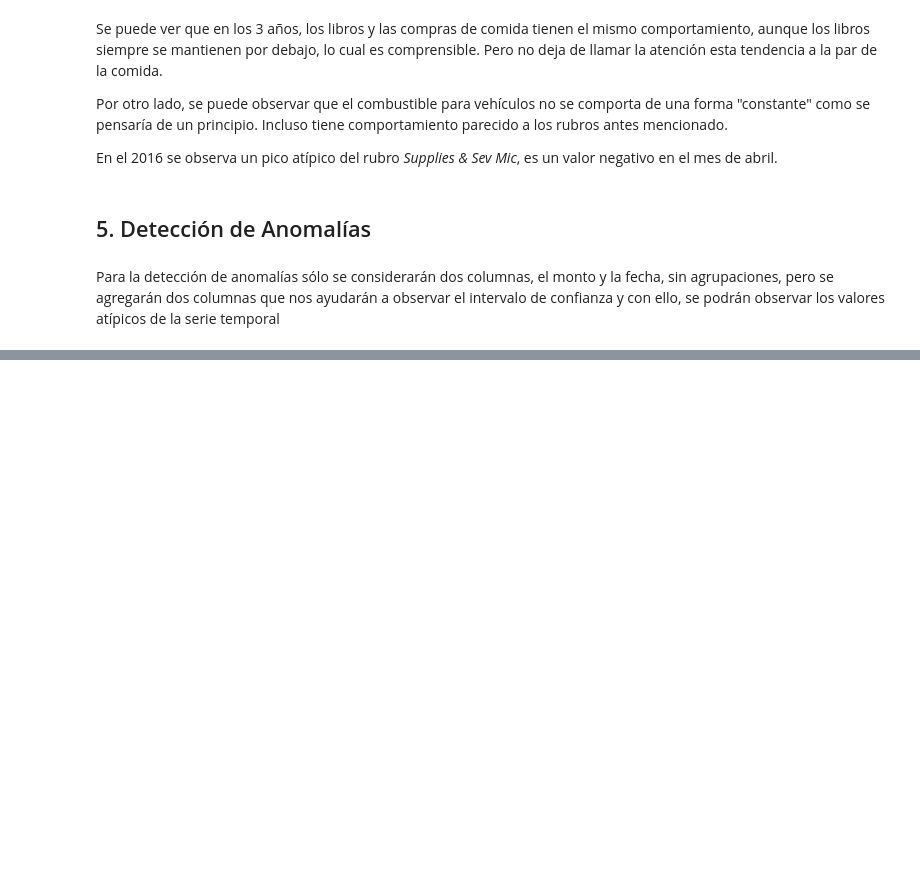
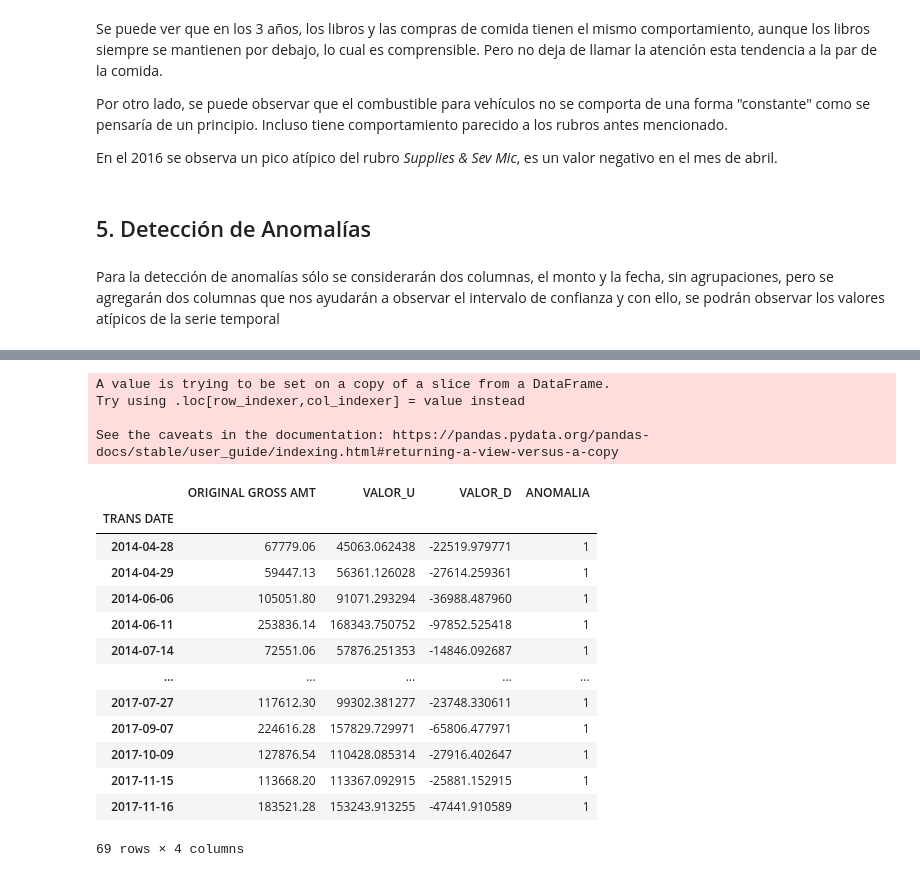
Before and after one commit to jessigatma/Globant_Exercises, a Jupyter notebook: purchases.ipynb, the cells around one changed output, grey strips where cells are left out. Cells and saved outputs as stored; diff of their text form; code cells hidden in the pictures; blank space fills up the shorter version.

```diff
--- a/purchases.ipynb
+++ b/purchases.ipynb
@@ -393,0 +362,23 @@ See the caveats in the documentation: https://pandas.pydata.org/pandas-docs/stab
+# %%
+deteccion_anomalia = anomalias[(anomalias['ORIGINAL GROSS AMT']>anomalias['VALOR_U']) | (anomalias['ORIGINAL GROSS AMT'] < anomalias['VALOR_D'])]
+deteccion_anomalia['ANOMALIA'] = 1
+deteccion_anomalia
+# %% [output]
+A value is trying to be set on a copy of a slice from a DataFrame.
+Try using .loc[row_indexer,col_indexer] = value instead
+
+See the caveats in the documentation: https://pandas.pydata.org/pandas-docs/stable/user_guide/indexing.html#returning-a-view-versus-a-copy
+|  | ORIGINAL GROSS AMT | VALOR_U | VALOR_D | ANOMALIA |
+| TRANS DATE |  |  |  |  |
+| 2014-04-28 | 67779.06 | 45063.062438 | -22519.979771 | 1 |
+| 2014-04-29 | 59447.13 | 56361.126028 | -27614.259361 | 1 |
+| 2014-06-06 | 105051.80 | 91071.293294 | -36988.487960 | 1 |
+| 2014-06-11 | 253836.14 | 168343.750752 | -97852.525418 | 1 |
+| 2014-07-14 | 72551.06 | 57876.251353 | -14846.092687 | 1 |
+| ... | ... | ... | ... | ... |
+| 2017-07-27 | 117612.30 | 99302.381277 | -23748.330611 | 1 |
+| 2017-09-07 | 224616.28 | 157829.729971 | -65806.477971 | 1 |
+| 2017-10-09 | 127876.54 | 110428.085314 | -27916.402647 | 1 |
+| 2017-11-15 | 113668.20 | 113367.092915 | -25881.152915 | 1 |
+| 2017-11-16 | 183521.28 | 153243.913255 | -47441.910589 | 1 |
+69 rows × 4 columns
```
Also changed, not shown: parts of 11 cells of this notebook.
